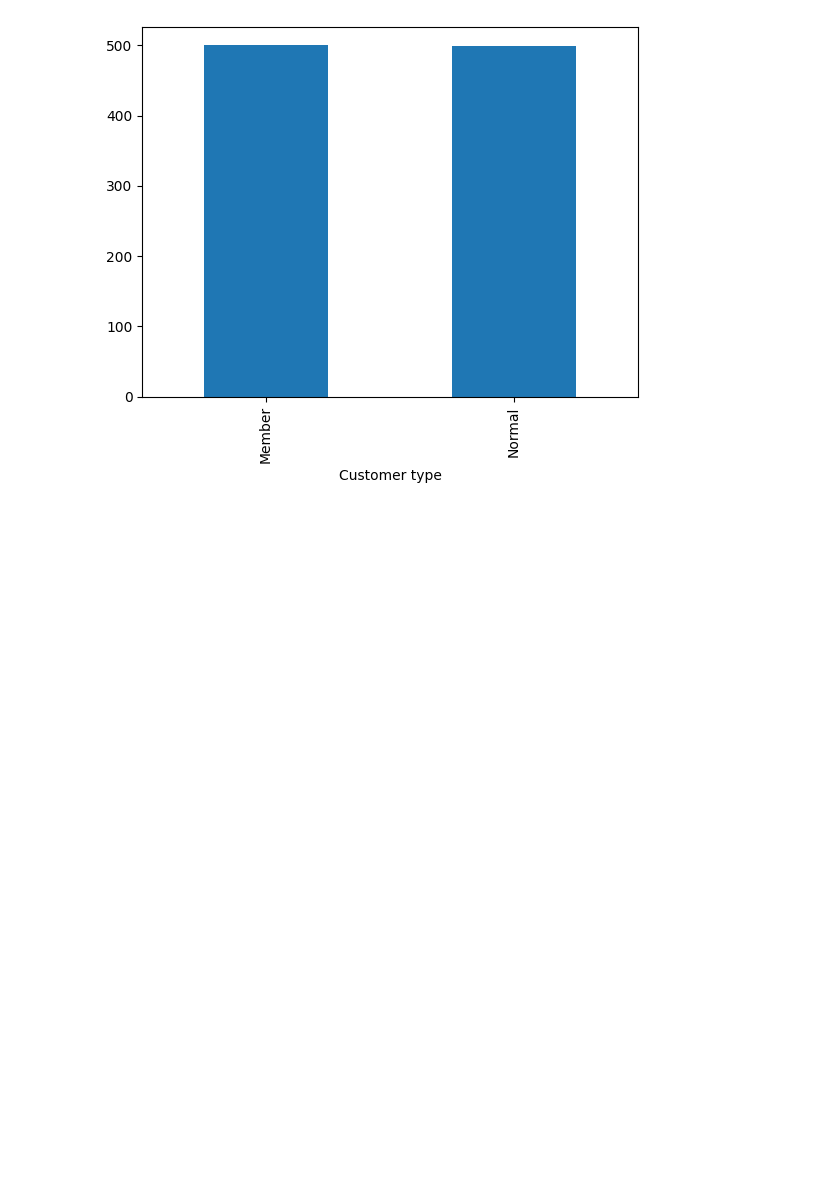
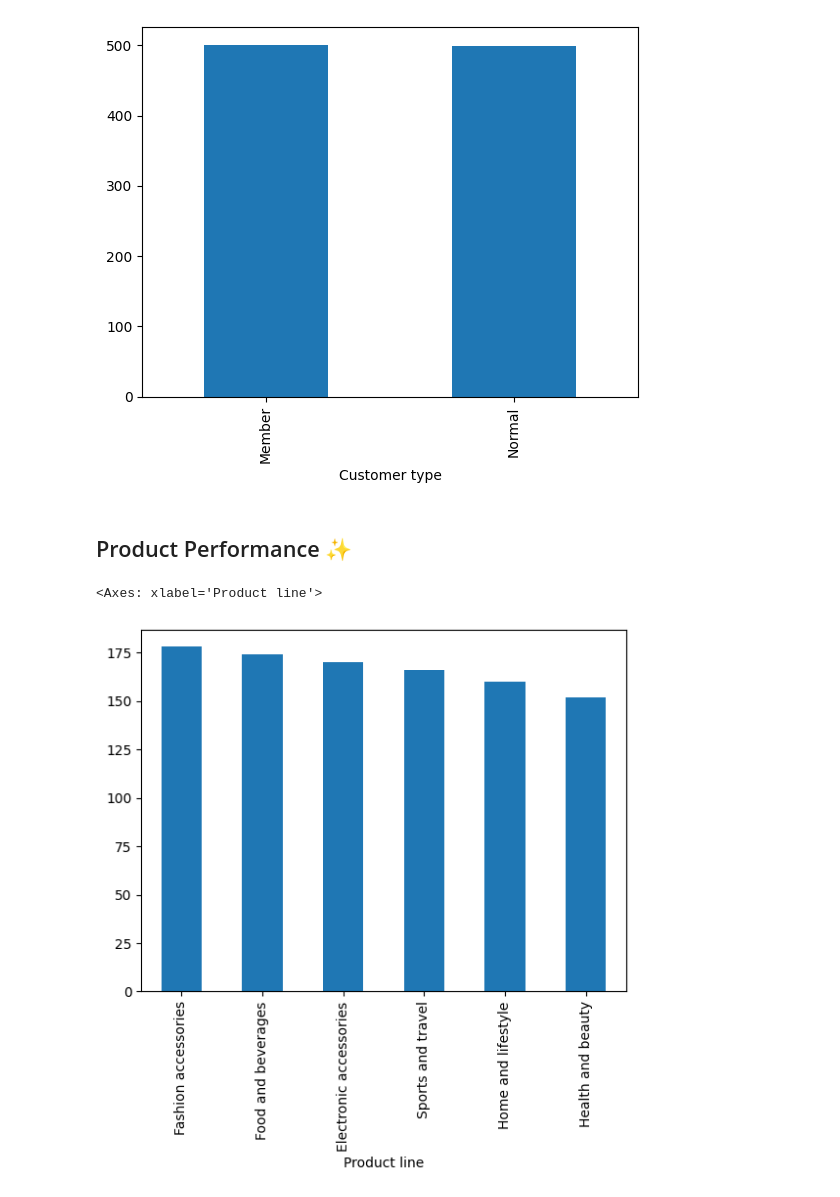
Before and after one commit to irisdev06/Super-Market-Data-Analysis, a Jupyter notebook: SuperMarketSalesAnalysis.ipynb, the cells around one changed output. Drawn from its saved outputs; the diff is of its cells as text; code cells hidden in the pictures; blank space fills up the shorter version.

Commit message:
Total Sales by Product Line

```diff
--- a/SuperMarketSalesAnalysis.ipynb
+++ b/SuperMarketSalesAnalysis.ipynb
@@ -188,3 +197,10 @@ data['Customer type'].value_counts().plot(kind="bar")
 # %% [output]
 <Axes: xlabel='Customer type'>
 [figure]
+# %% [markdown]
+## Product Performance ✨
+# %%
+data['Product line'].value_counts().plot(kind="bar")
+# %% [output]
+<Axes: xlabel='Product line'>
+[figure, added]
```
Also changed, not shown: parts of 11 cells of this notebook.
